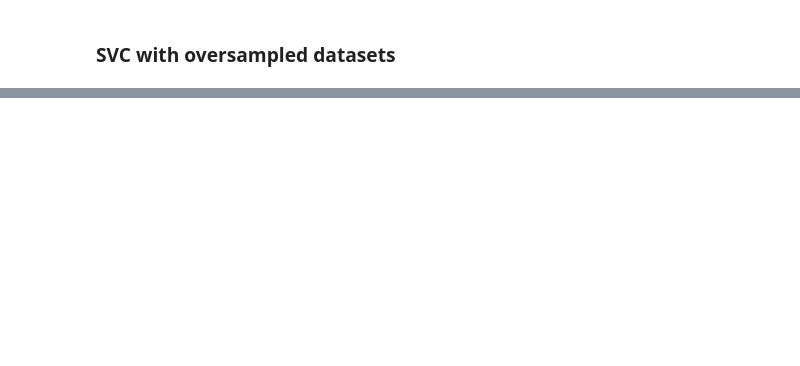
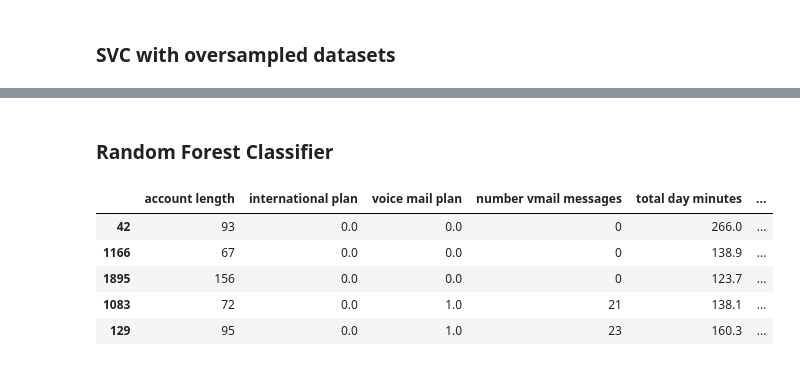
Before and after one commit to scottkds/metis_project3, a Jupyter notebook: models/Models_LR_NB_SVM_KNN_RF.ipynb, the cells around one changed output, grey strips where cells are left out. Saved outputs shown, nothing was run; the diff lists cells and outputs as text; code cells hidden in the pictures; blank space fills up the shorter version.

```diff
--- a/models/Models_LR_NB_SVM_KNN_RF.ipynb
+++ b/models/Models_LR_NB_SVM_KNN_RF.ipynb
@@ -599,0 +602,19 @@ _ = rf.fit(X_train, y_train)
+# %%
+steps = [('scaler', StandardScaler()),
+         ('KNN', KNeighborsClassifier())]
+
+pipeline = Pipeline(steps)
+
+parameters = {'KNN__n_neighbors' : [10, 9, 8, 7, 6, 5, 4, 3, 2]}
+
+cv = GridSearchCV(pipeline, param_grid=parameters, cv=5)
+cv.fit(X_train, y_train)
+
+# Predict the labels of the test set: y_pred
+y_pred = cv.predict(X_test)
+
+# Compute and print metrics
+print("Accuracy Train: {}".format(cv.score(X_test, y_test)))
+print("Accuracy Test: {}".format(cv.score(X_test, y_test)))
+print(classification_report(y_test, y_pred))
+print("Tuned Model Parameters: {}".format(cv.best_params_))
@@ -599,0 +634,13 @@ _ = rf.fit(X_train, y_train)
+# %% [markdown]
+### Random Forest Classifier
+# %%
+X_old = X_train
+y_old = y_train
+X_train.head()
+# %% [output]
+|  | account length | international plan | voice mail plan | number vmail messages | total day minutes | ... |
+| 42 | 93 | 0.0 | 0.0 | 0 | 266.0 | ... |
+| 1166 | 67 | 0.0 | 0.0 | 0 | 138.9 | ... |
+| 1895 | 156 | 0.0 | 0.0 | 0 | 123.7 | ... |
+| 1083 | 72 | 0.0 | 1.0 | 21 | 138.1 | ... |
+| 129 | 95 | 0.0 | 1.0 | 23 | 160.3 | ... |
```
Also changed, not shown: parts of 40 cells of this notebook.
